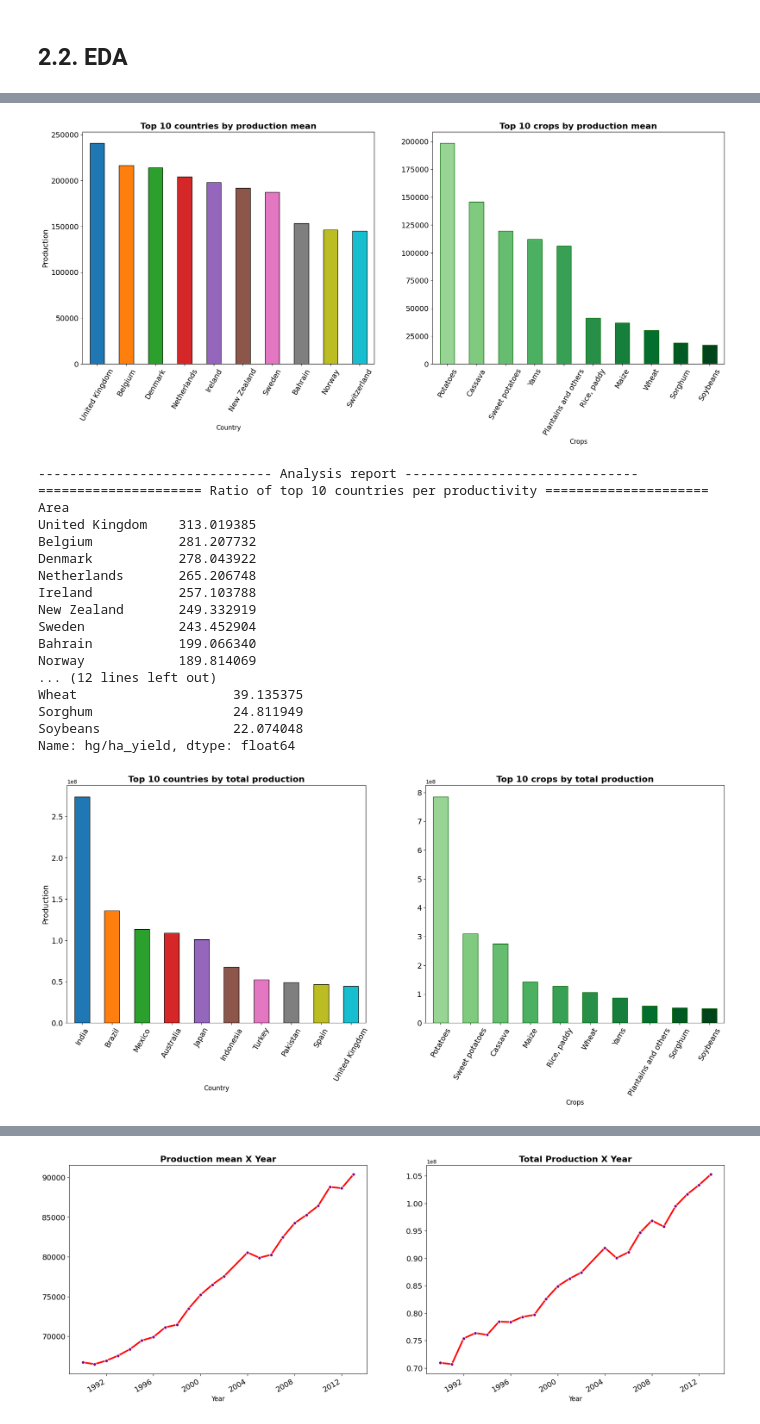
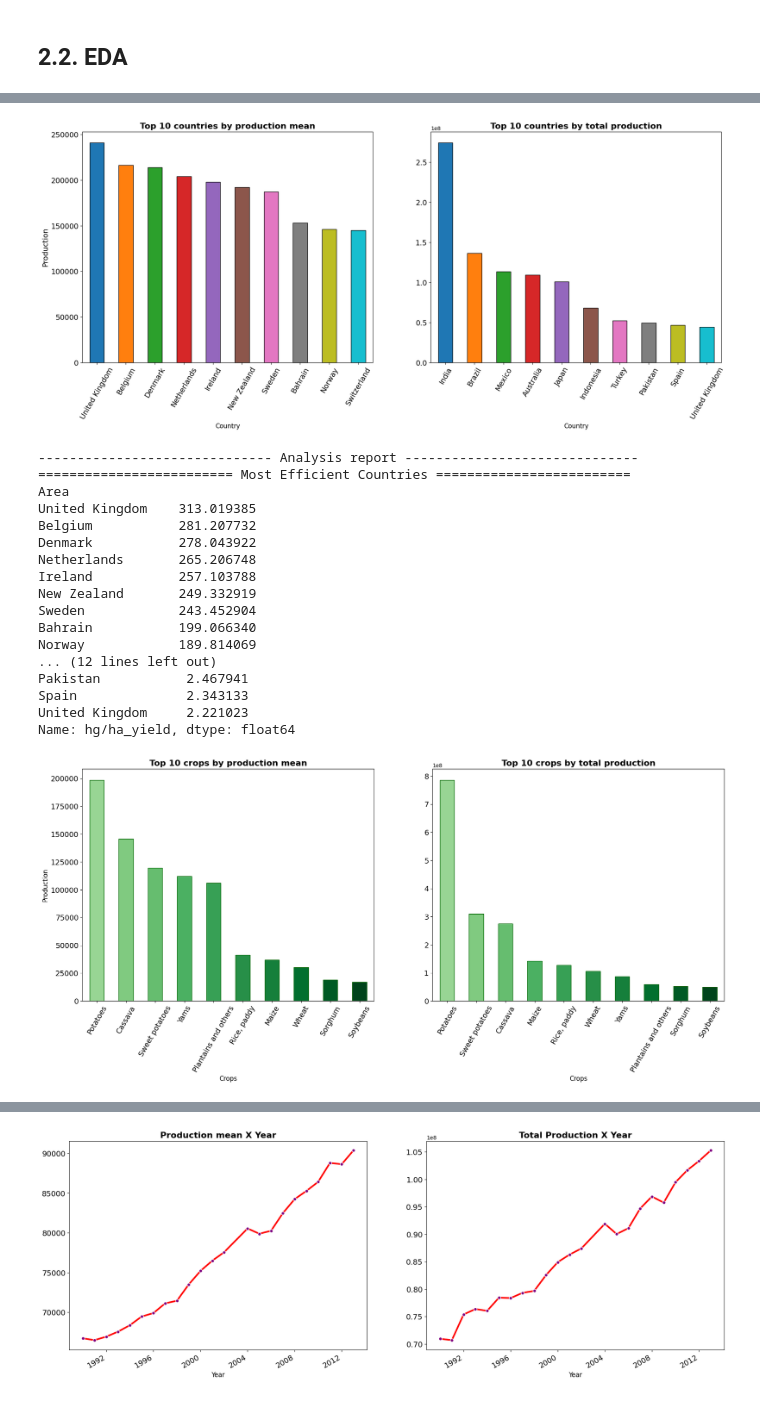
Before and after one commit to andrefpvalenga/crop-yeld-project, a Jupyter notebook: CropYeldPrediction.ipynb, the cells around one changed output, grey strips where cells are left out. Drawn from its saved outputs; the diff is of its cells as text; code cells hidden in the pictures.

```diff
--- a/CropYeldPrediction.ipynb
+++ b/CropYeldPrediction.ipynb
@@ -194,38 +194,39 @@ Plantains and others    0.021441
 Name: proportion, dtype: float64
 # %%
 # Calculating Top 10 countries by production mean
-countries = df.groupby('Area')['hg/ha_yield'].mean()
+countries_mean = df.groupby('Area')['hg/ha_yield'].mean()
+countries_mean = countries_mean.sort_values(ascending=False)
+top10_countries_mean = countries_mean.head(10)
+
+# Calculating Top 10 countries by total production
+countries = df.groupby('Area')['hg/ha_yield'].sum()
 countries = countries.sort_values(ascending=False)
 top10_countries = countries.head(10)
 
 # Creating a Figure to analyze data
 plt.figure(figsize=(22,8))
 
 # Checking Top 10 countries by production mean
 plt.subplot(1,2,1)
-colors3 = plt.cm.tab10(np.linspace(0,1,len(top10_countries)))
-top10_countries.plot(kind='bar', color=colors3, edgecolor='black')
+colors3 = plt.cm.tab10(np.linspace(0,1,len(top10_countries_mean)))
+top10_countries_mean.plot(kind='bar', color=colors3, edgecolor='black')
 plt.title('Top 10 countries by production mean', fontsize=16, fontweight='bold')
 plt.xlabel('Country', fontsize=12)
 plt.ylabel('Production', fontsize=14)
 plt.xticks(rotation=60, fontsize=14)
 plt.yticks(fontsize=14)
 
-# Checking Top 10 crop by production mean
+# Checking Top 10 countries by total production
 plt.subplot(1,2,2)
-colors4 = plt.cm.Greens(np.linspace(0.4, 1, 10))
-df.groupby('Item')['hg/ha_yield'].mean().sort_values(ascending=False).plot(kind='bar', color=colors4,
-                                                                           edgecolor='darkgreen')
-plt.title('Top 10 crops by production mean', fontsize=16, fontweight='bold')
-plt.xlabel('Crops', fontsize=12)
+top10_countries.plot(kind='bar', color=colors3, edgecolor='black')
+plt.title('Top 10 countries by total production', fontsize=16, fontweight='bold')
+plt.xlabel('Country', fontsize=12)
 plt.xticks(rotation=60, fontsize=14)
 plt.yticks(fontsize=14)
 
-
-
 plt.show()
 # %% [output]
-[figure, old version]
+[figure, new version]
 # %%
 # Calculating global mean and the proportion for 'Area' and 'Item'
 global_mean = df['hg/ha_yield'].mean()
@@ -236,14 +238,14 @@ crops_ratio_mean = crops_ratio_mean.sort_values(ascending=False)
 # %%
 # Report with mean as metric
 print('-' * 30, 'Analysis report', '-' * 30)
-print('=' * 21, 'Ratio of top 10 countries per productivity', '=' * 21)
+print('=' * 25, 'Most Efficient Countries', '=' * 25)
 print(countries_ratio_mean)
 print()
-print('=' * 28, 'Ratio of crops per productivity', '=' * 28)
-print(crops_ratio_mean)
+print('=' * 25, 'Most Productive Countries', '=' * 25)
+print(countries_ratio)
 # %% [output]
 ------------------------------ Analysis report ------------------------------
-===================== Ratio of top 10 countries per productivity =====================
+========================= Most Efficient Countries =========================
 Area
 United Kingdom    313.019385
 Belgium           281.207732
@@ -255,32 +257,27 @@ Sweden            243.452904
 Bahrain           199.066340
 Norway            189.814069
 ... (12 lines left out)
-Wheat                    39.135375
-Sorghum                  24.811949
-Soybeans                 22.074048
+Pakistan           2.467941
+Spain              2.343133
+United Kingdom     2.221023
 Name: hg/ha_yield, dtype: float64
 # %%
-# Calculating Top 10 countries by total production
-countries = df.groupby('Area')['hg/ha_yield'].sum()
-countries = countries.sort_values(ascending=False)
-top10_countries = countries.head(10)
-
 # Creating a Figure to analyze data
 plt.figure(figsize=(22,8))
 
-# Checking Top 10 countries by total production
+# Checking Top 10 crop by production mean
 plt.subplot(1,2,1)
-colors3 = plt.cm.tab10(np.linspace(0,1,len(top10_countries)))
-top10_countries.plot(kind='bar', color=colors3, edgecolor='black')
-plt.title('Top 10 countries by total production', fontsize=16, fontweight='bold')
-plt.xlabel('Country', fontsize=12)
-plt.ylabel('Production', fontsize=14)
+colors4 = plt.cm.Greens(np.linspace(0.4, 1, 10))
+df.groupby('Item')['hg/ha_yield'].mean().sort_values(ascending=False).plot(kind='bar', color=colors4,
+                                                                           edgecolor='darkgreen')
+plt.title('Top 10 crops by production mean', fontsize=16, fontweight='bold')
+plt.xlabel('Crops', fontsize=12)
+plt.ylabel('Production', fontsize=12)
 plt.xticks(rotation=60, fontsize=14)
 plt.yticks(fontsize=14)
 
 # Checking Top 10 crop by total production
 plt.subplot(1,2,2)
-colors4 = plt.cm.Greens(np.linspace(0.4, 1, 10))
 df.groupby('Item')['hg/ha_yield'].sum().sort_values(ascending=False).plot(kind='bar', color=colors4,
                                                                            edgecolor='darkgreen')
 plt.title('Top 10 crops by total production', fontsize=16, fontweight='bold')
@@ -288,9 +285,8 @@ plt.xlabel('Crops', fontsize=12)
 plt.xticks(rotation=60, fontsize=14)
 plt.yticks(fontsize=14)
 
-
 plt.show()
 # %% [output]
-[figure, old version]
+[figure, new version]
 # %%
 # Calculating total production and the proportion for 'Area' and 'Item'
```
Also changed, not shown: parts of 6 cells of this notebook.
